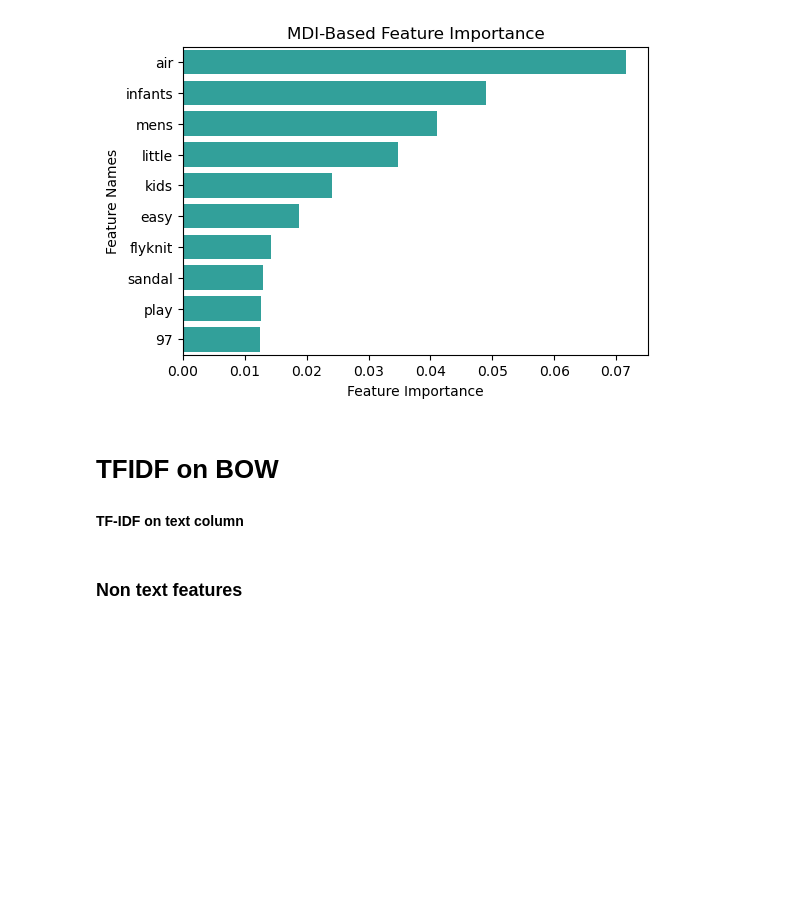
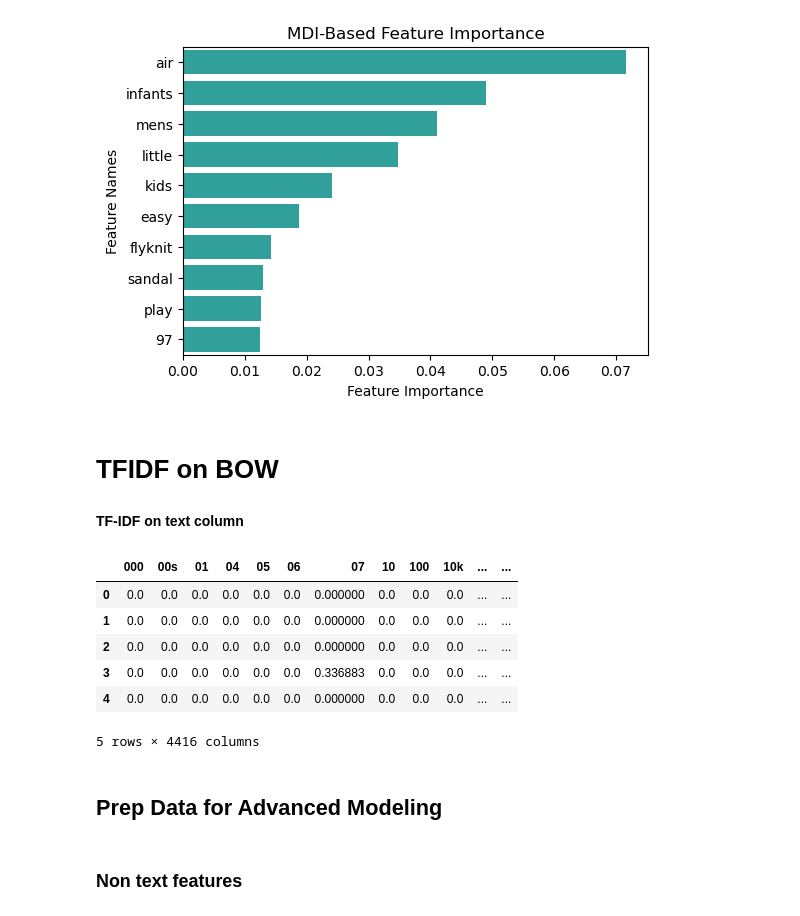
Before and after one commit to jasonkyungkim/nike_adidas_shoes, a Jupyter notebook: nike_eda.ipynb, the cells around one changed output. Drawn from its saved outputs; the diff is of its cells as text; code cells hidden in the pictures; blank space fills up the shorter version.

```diff
--- a/nike_eda.ipynb
+++ b/nike_eda.ipynb
@@ -568,6 +569,30 @@ plot_feature_importance(rf.feature_importances_, X_train.columns, 'MDI-Based ')
 # TFIDF on BOW
 # %% [markdown]
 **TF-IDF on text column**
+# %%
+df = nike.loc[:, ['title', 'category', 'purpose', 'description', 'price']].copy()  # subset
+df['text'] = df['title'].str.cat(df['category'], sep = '; ', na_rep = '')
+df['text'] = df['text'].str.cat(df['purpose'], sep = '; ', na_rep = '')
+df['text'] = df['text'].str.cat(df['description'], sep = '; ', na_rep = '')
+df = df[['text', 'price']]
+df.dropna(inplace = True)  # dropna
+
+tfidf_vec = TfidfVectorizer(sublinear_tf = True, smooth_idf = True)
+tfidf_mat = tfidf_vec.fit_transform(df['text'])
+df_tfidf = pd.DataFrame(tfidf_mat.todense(),
+                        columns = tfidf_vec.get_feature_names_out())
+display(df_tfidf.head())
+df_tfidf.to_csv("data/nike_tfidf_mat.csv")
+# %% [output]
+|  | 000 | 00s | 01 | 04 | 05 | 06 | 07 | 10 | 100 | 10k | ... | ... |
+| 0 | 0.0 | 0.0 | 0.0 | 0.0 | 0.0 | 0.0 | 0.000000 | 0.0 | 0.0 | 0.0 | ... | ... |
+| 1 | 0.0 | 0.0 | 0.0 | 0.0 | 0.0 | 0.0 | 0.000000 | 0.0 | 0.0 | 0.0 | ... | ... |
+| 2 | 0.0 | 0.0 | 0.0 | 0.0 | 0.0 | 0.0 | 0.000000 | 0.0 | 0.0 | 0.0 | ... | ... |
+| 3 | 0.0 | 0.0 | 0.0 | 0.0 | 0.0 | 0.0 | 0.336883 | 0.0 | 0.0 | 0.0 | ... | ... |
+| 4 | 0.0 | 0.0 | 0.0 | 0.0 | 0.0 | 0.0 | 0.000000 | 0.0 | 0.0 | 0.0 | ... | ... |
+5 rows × 4416 columns
+# %% [markdown]
+## Prep Data for Advanced Modeling
 # %% [markdown]
 ### Non text features
 # %%
```
Also changed, not shown: parts of 29 cells of this notebook.
